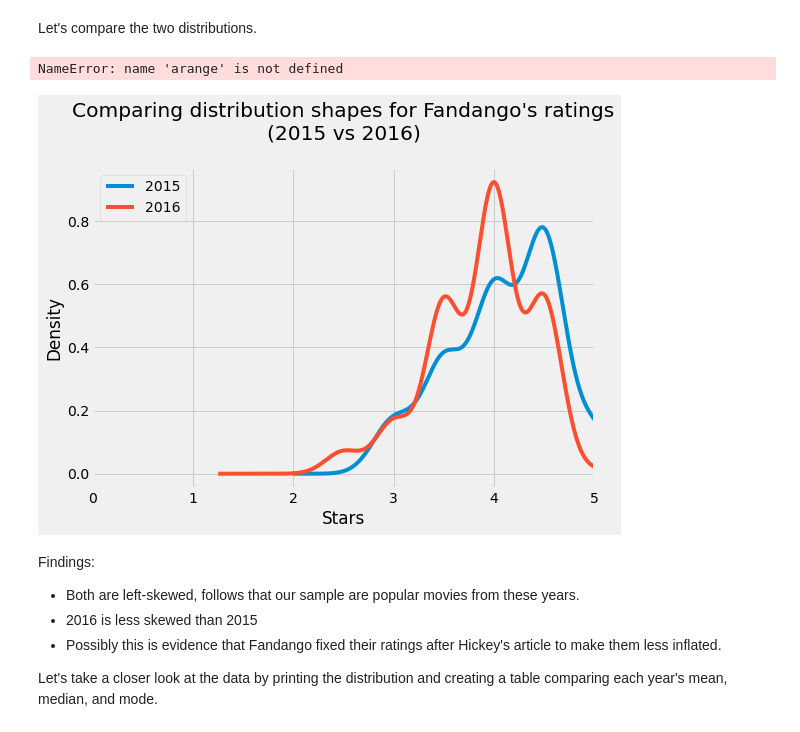
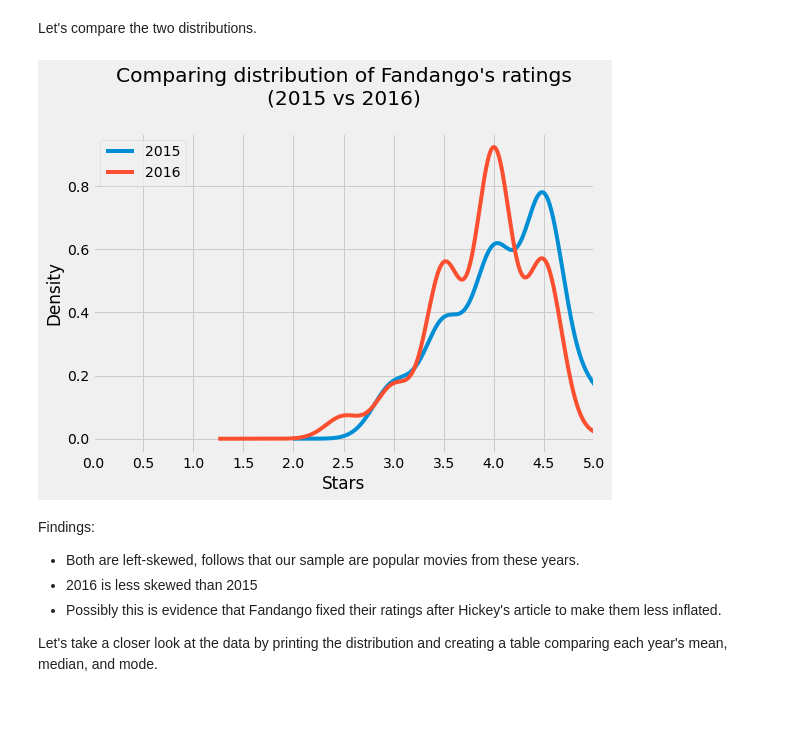
Before and after one commit to cpanell/learning-python-jupyter, a Jupyter notebook: fandango.ipynb, the cells around one changed output. Drawn from its saved outputs; the diff is of its cells as text; code cells hidden in the pictures.

Commit message:
Patched Fandango Notebook
To fix Issue 8

```diff
--- a/fandango.ipynb
+++ b/fandango.ipynb
@@ -103,18 +109,17 @@ Let's compare the two distributions.
 # %%
 plt.style.use('fivethirtyeight')
 
 fandango_2015['Fandango_Stars'].plot.kde(label = '2015', legend = True, figsize = (8,5.5))
 fandango_2016['fandango'].plot.kde(label = '2016', legend = True)
 
-plt.title("Comparing distribution shapes for Fandango's ratings\n(2015 vs 2016)",
+plt.title("Comparing distribution of Fandango's ratings\n(2015 vs 2016)",
           y = 1.07)
 plt.xlabel('Stars')
-plt.xlim(0,5) # because ratings start at 0 and end at 5
-plt.xticks(arange(0,5.1,.5))
+plt.xlim(0,5)
+plt.xticks(np.arange(0,5.1,.5))
 plt.show()
 # %% [output]
-NameError: name 'arange' is not defined
-[figure, old version]
+[figure, new version]
 # %% [markdown]
 Findings:
 * Both are left-skewed, follows that our sample are popular movies from these years.
```
Also changed, not shown: parts of 9 cells of this notebook.
